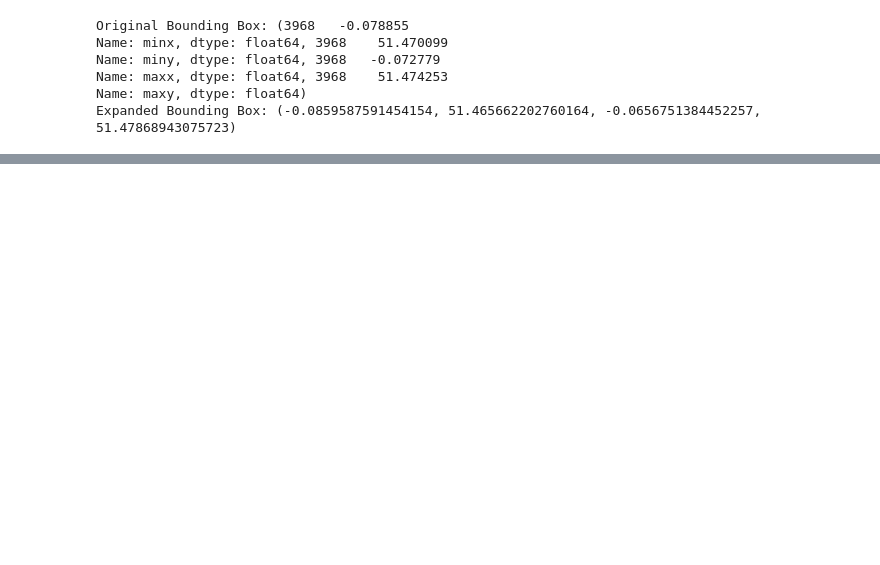
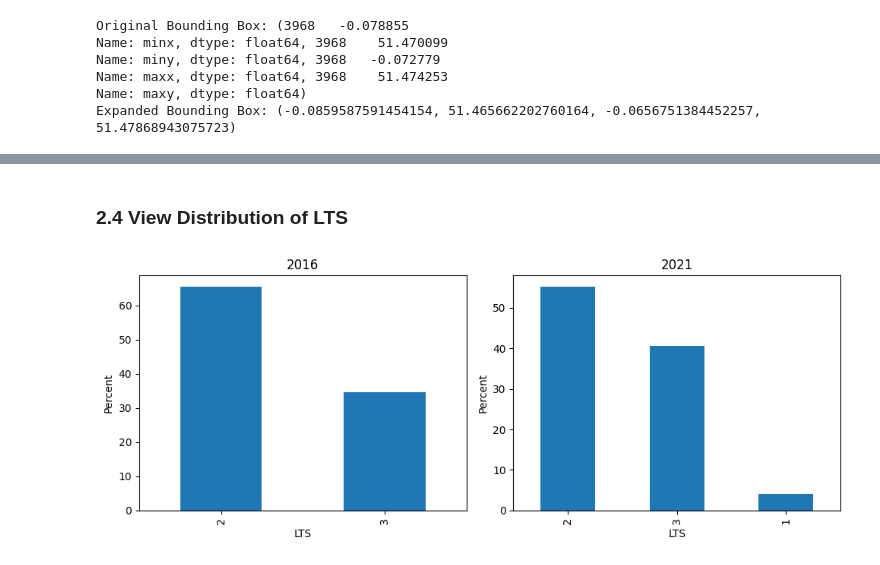
Before and after one commit to acteng/area-level-cyclability, a Jupyter notebook: development.ipynb, the cells around one changed output, grey strips where cells are left out. Saved outputs shown, nothing was run; the diff lists cells and outputs as text; code cells hidden in the pictures; blank space fills up the shorter version.

Commit message:
added LTS measure and viz, plus brining in land use characteristics

```diff
--- a/development.ipynb
+++ b/development.ipynb
@@ -245,0 +306,14 @@ plt.show()
+# %%
+import OSM2AT
+
+#Cycle network
+impute_method = 'mode-rule'
+mlp_train_params = {
+    'hidden_layer' : 100,
+    'n_epochs' : 50,
+    'batch_size' : 10
+}
+lts_method = 'ottawa'
+self_learn_k = 5
+pull_method = 'bb'
+place = None
@@ -245,0 +322,3 @@ plt.show()
+# %%
+G_2016,edges_2016 = OSM2AT.measure_LTS_from_network(G_2016,impute_method,mlp_train_params,lts_method,self_learn_k)
+G_2021,edges_2021 = OSM2AT.measure_LTS_from_network(G_2021,impute_method,mlp_train_params,lts_method,self_learn_k)
@@ -245,0 +398,27 @@ plt.show()
+# %% [markdown]
+### 2.4 View Distribution of LTS
+# %%
+# Use value_counts to get counts of each category
+value_counts1 = edges_2016['LTS'].value_counts()
+value_counts2 = edges_2021['LTS'].value_counts()
+
+# Calculate percentages
+percentage1 = (value_counts1 / value_counts1.sum()) * 100
+percentage2 = (value_counts2 / value_counts2.sum()) * 100
+
+fig, axs = plt.subplots(1, 2, figsize=(10, 4))
+
+percentage1.plot(kind='bar', ax = axs[0])
+axs[0].set_xlabel('LTS')
+axs[0].set_ylabel('Percent')
+axs[0].set_title('2016')
+
+percentage2.plot(kind='bar', ax = axs[1])
+axs[1].set_xlabel('LTS')
+axs[1].set_ylabel('Percent')
+axs[1].set_title('2021')
+
+plt.tight_layout()
+plt.show()
+# %% [output]
+[figure, added]
```
Also changed, not shown: parts of 57 cells of this notebook.
